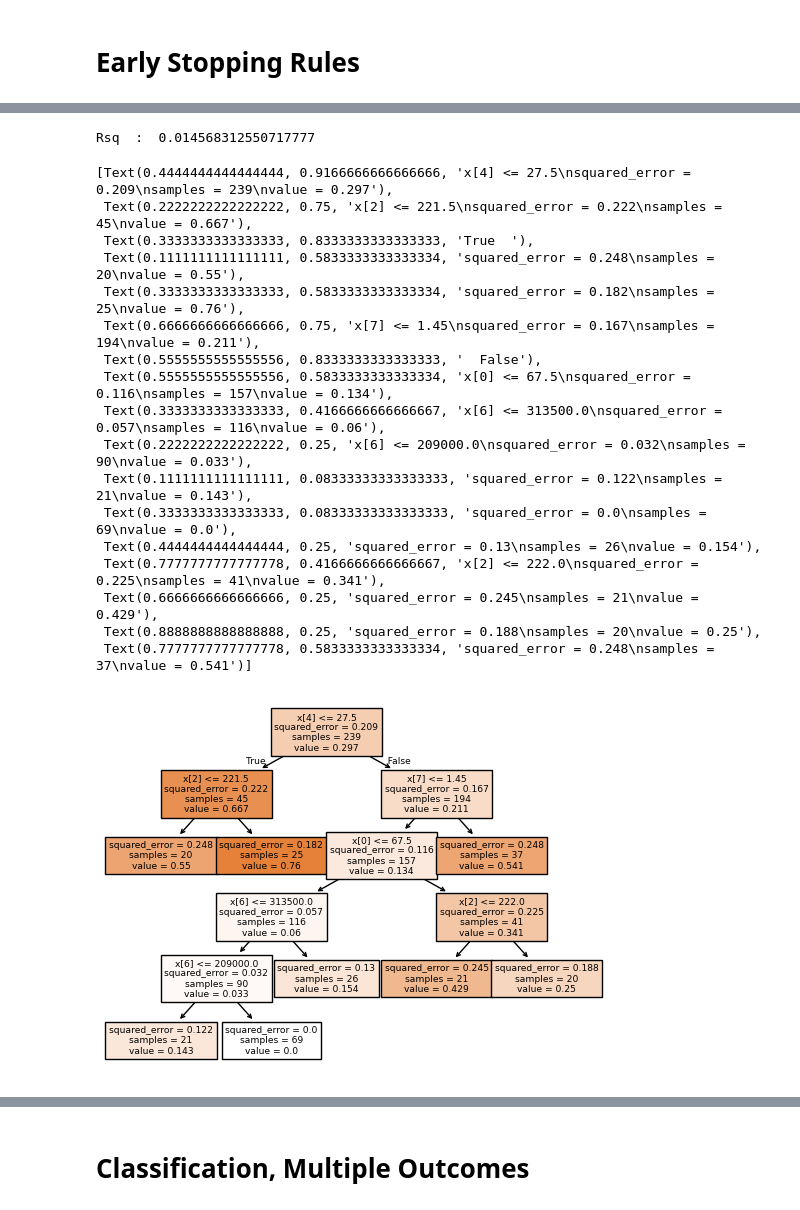
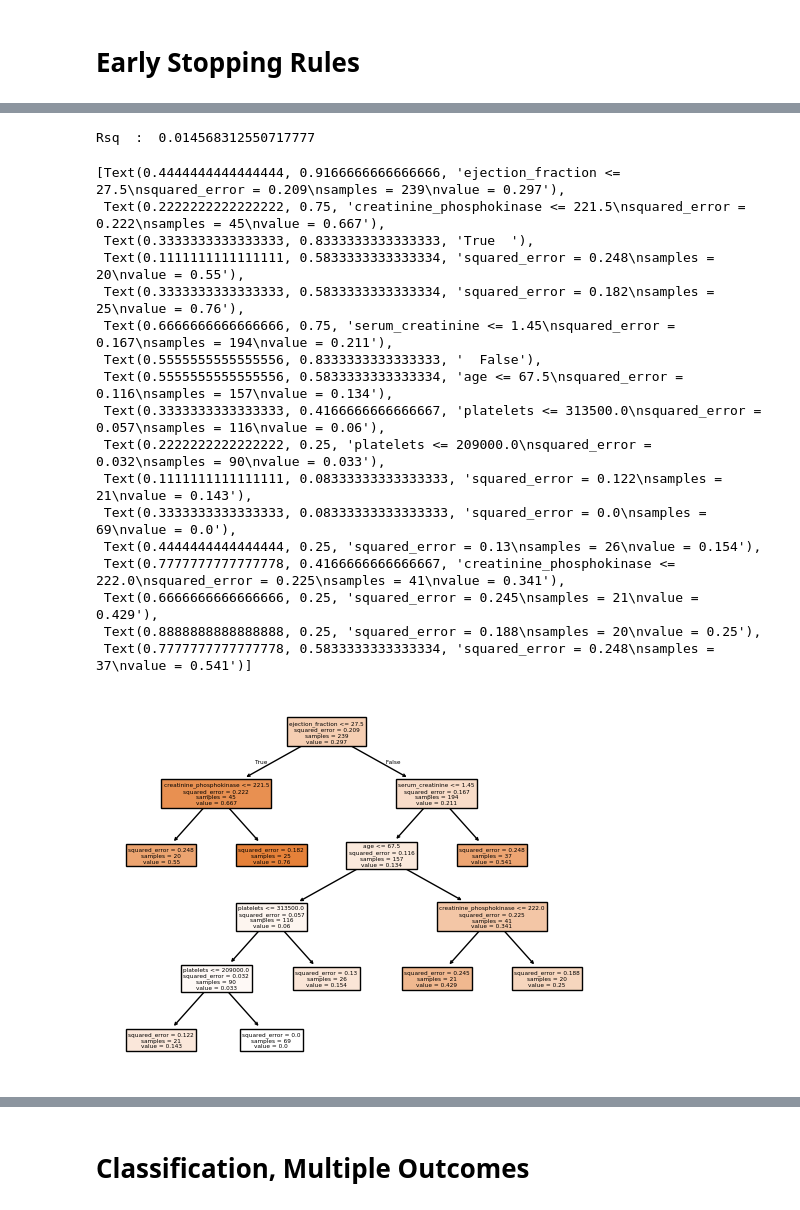
Before and after one commit to yuthimreddy/trees, a Jupyter notebook: trees.ipynb, the cells around one changed output, grey strips where cells are left out. Saved outputs shown, nothing was run; the diff lists cells and outputs as text; code cells hidden in the pictures.

```diff
--- a/trees.ipynb
+++ b/trees.ipynb
@@ -496,42 +529,46 @@ from sklearn.model_selection import train_test_split # Train/test splitter
 df = pd.read_csv('./data/heart_failure/heart_failure_clinical_records_dataset.csv')
 
 y = df['DEATH_EVENT']
 vars = ['age', 'anaemia', 'creatinine_phosphokinase', 'diabetes',
        'ejection_fraction', 'high_blood_pressure', 'platelets',
        'serum_creatinine', 'serum_sodium',]
 X = df.loc[:,vars]
 
 ## Split the Sample into Training and Testing Sets:
 X_train, X_test, y_train, y_test = train_test_split(X,y,test_size=.2,random_state=104)
 
+## Fit the tree:
 #cart = tree.DecisionTreeRegressor(max_depth=3,random_state=100)
 cart = tree.DecisionTreeRegressor(min_samples_leaf=20,random_state=500)
 
 ## Make Predictions on the Test Set:
 cart = cart.fit(X_train, y_train) # Fit the classifier
 y_hat = cart.predict(X_test)
 print('Rsq  : ', cart.score(X_test, y_test), '\n')
-plot_tree(cart,filled=True)
+
+# Visualize results:
+var_names = cart.feature_names_in_
+plot_tree(cart,filled=True,feature_names=var_names)
 # %% [output]
 Rsq  :  0.014568312550717777
-[Text(0.4444444444444444, 0.9166666666666666, 'x[4] <= 27.5\nsquared_error = 0.209\nsamples = 239\nvalue = 0.297'),
- Text(0.2222222222222222, 0.75, 'x[2] <= 221.5\nsquared_error = 0.222\nsamples = 45\nvalue = 0.667'),
+[Text(0.4444444444444444, 0.9166666666666666, 'ejection_fraction <= 27.5\nsquared_error = 0.209\nsamples = 239\nvalue = 0.297'),
+ Text(0.2222222222222222, 0.75, 'creatinine_phosphokinase <= 221.5\nsquared_error = 0.222\nsamples = 45\nvalue = 0.667'),
  Text(0.3333333333333333, 0.8333333333333333, 'True  '),
  Text(0.1111111111111111, 0.5833333333333334, 'squared_error = 0.248\nsamples = 20\nvalue = 0.55'),
  Text(0.3333333333333333, 0.5833333333333334, 'squared_error = 0.182\nsamples = 25\nvalue = 0.76'),
- Text(0.6666666666666666, 0.75, 'x[7] <= 1.45\nsquared_error = 0.167\nsamples = 194\nvalue = 0.211'),
+ Text(0.6666666666666666, 0.75, 'serum_creatinine <= 1.45\nsquared_error = 0.167\nsamples = 194\nvalue = 0.211'),
  Text(0.5555555555555556, 0.8333333333333333, '  False'),
- Text(0.5555555555555556, 0.5833333333333334, 'x[0] <= 67.5\nsquared_error = 0.116\nsamples = 157\nvalue = 0.134'),
- Text(0.3333333333333333, 0.4166666666666667, 'x[6] <= 313500.0\nsquared_error = 0.057\nsamples = 116\nvalue = 0.06'),
- Text(0.2222222222222222, 0.25, 'x[6] <= 209000.0\nsquared_error = 0.032\nsamples = 90\nvalue = 0.033'),
+ Text(0.5555555555555556, 0.5833333333333334, 'age <= 67.5\nsquared_error = 0.116\nsamples = 157\nvalue = 0.134'),
+ Text(0.3333333333333333, 0.4166666666666667, 'platelets <= 313500.0\nsquared_error = 0.057\nsamples = 116\nvalue = 0.06'),
+ Text(0.2222222222222222, 0.25, 'platelets <= 209000.0\nsquared_error = 0.032\nsamples = 90\nvalue = 0.033'),
  Text(0.1111111111111111, 0.08333333333333333, 'squared_error = 0.122\nsamples = 21\nvalue = 0.143'),
  Text(0.3333333333333333, 0.08333333333333333, 'squared_error = 0.0\nsamples = 69\nvalue = 0.0'),
  Text(0.4444444444444444, 0.25, 'squared_error = 0.13\nsamples = 26\nvalue = 0.154'),
- Text(0.7777777777777778, 0.4166666666666667, 'x[2] <= 222.0\nsquared_error = 0.225\nsamples = 41\nvalue = 0.341'),
+ Text(0.7777777777777778, 0.4166666666666667, 'creatinine_phosphokinase <= 222.0\nsquared_error = 0.225\nsamples = 41\nvalue = 0.341'),
  Text(0.6666666666666666, 0.25, 'squared_error = 0.245\nsamples = 21\nvalue = 0.429'),
  Text(0.8888888888888888, 0.25, 'squared_error = 0.188\nsamples = 20\nvalue = 0.25'),
  Text(0.7777777777777778, 0.5833333333333334, 'squared_error = 0.248\nsamples = 37\nvalue = 0.541')]
-[figure, old version]
+[figure, new version]
 # %%
 cart = tree.DecisionTreeClassifier(min_samples_leaf = 15) # Create a classifier object
 #cart = tree.DecisionTreeClassifier(min_impurity_decrease= .01) # Create a classifier object
```
Also changed, not shown: parts of 29 cells of this notebook, 13 other files.
